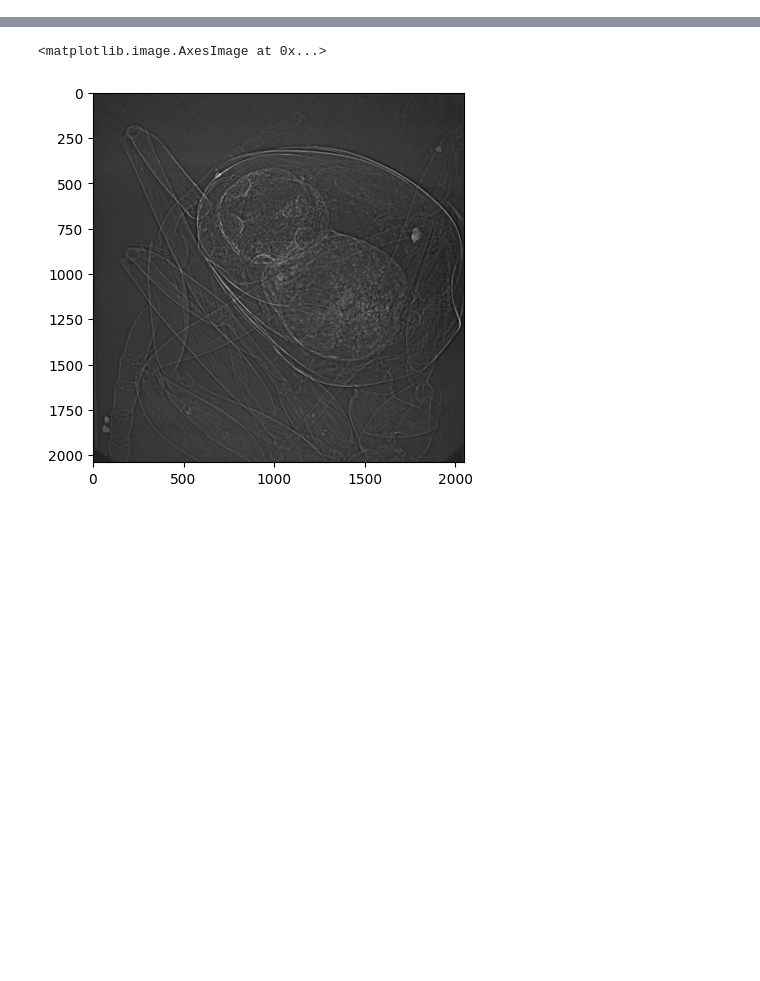
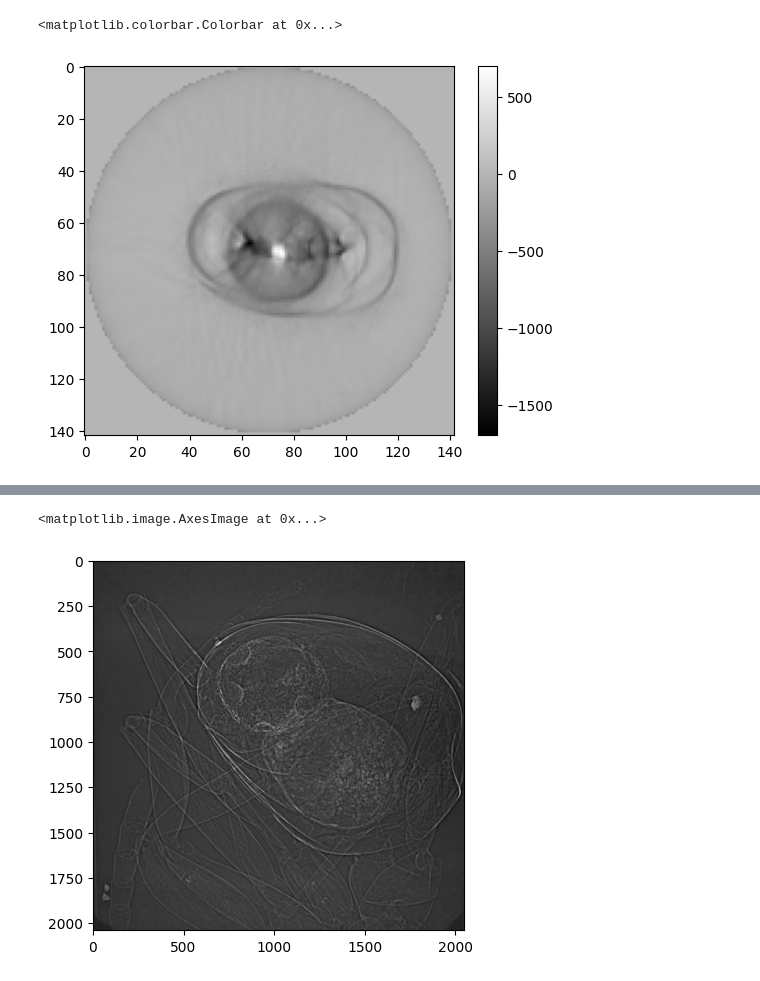
Before and after one commit to obandomarcos/ToMoDL, a Jupyter notebook: test_tomopy.ipynb, the cells around one changed output, grey strips where cells are left out. Cells and saved outputs as stored; diff of their text form; code cells hidden in the pictures; blank space fills up the shorter version.

```diff
--- a/test_tomopy.ipynb
+++ b/test_tomopy.ipynb
@@ -169,0 +355,7 @@ plt.imshow(recon2[200])
+# %%
+test4 = us_unfilter - fs[None]
+plt.imshow(test4[0,0].cpu().detach().numpy(), cmap="gray")
+plt.colorbar()
+# %% [output]
+<matplotlib.colorbar.Colorbar at 0x...>
+[figure, added]
```
Also changed, not shown: parts of 30 cells of this notebook, 30 other files.
